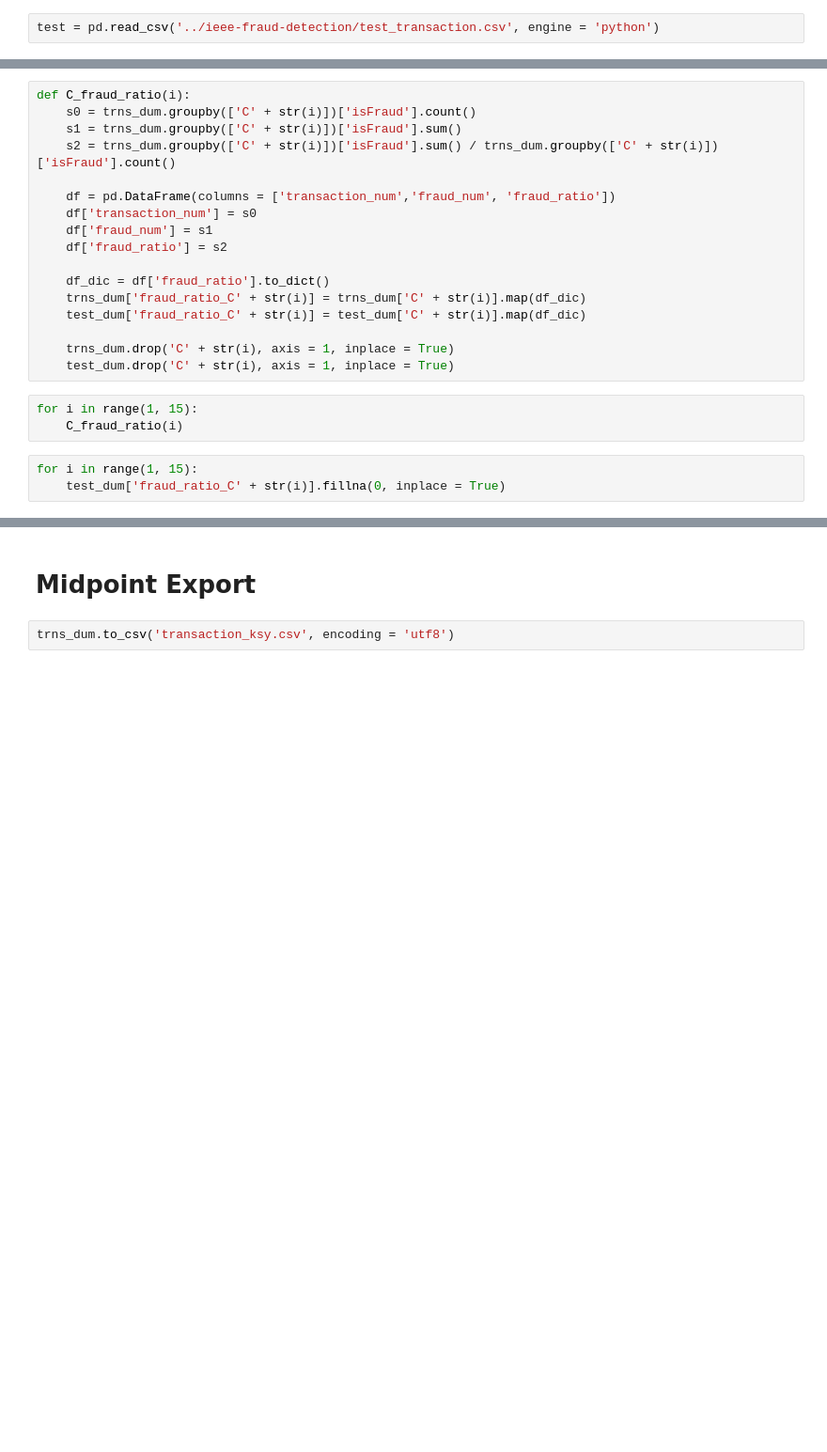
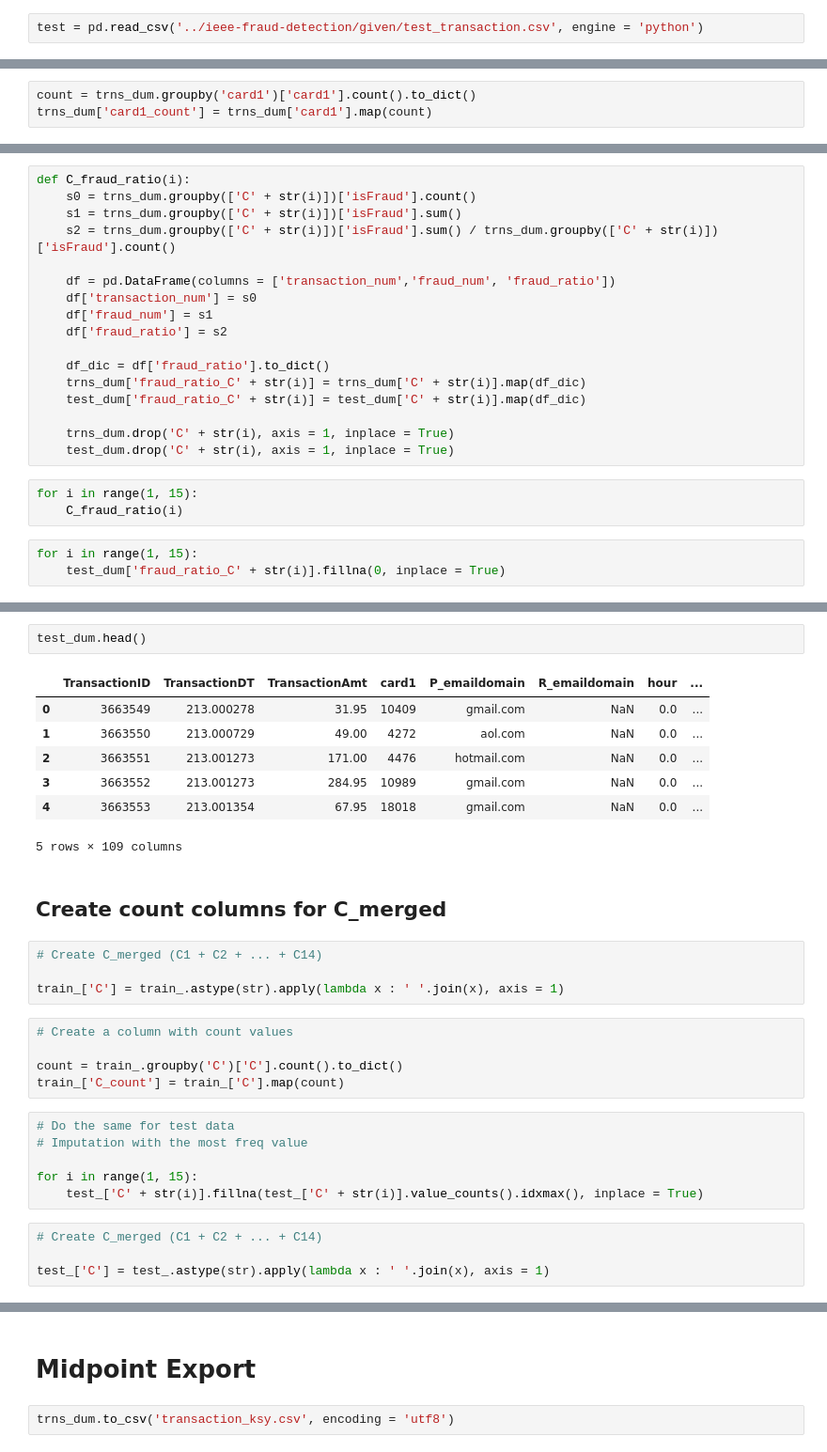
Before and after one commit to hw79chopin/Kaggle_Card_fraud_detection, a Jupyter notebook: esther_workspace/transaction_preproc.ipynb, the cells around one changed output, grey strips where cells are left out. Shown: that part at 94% size. Cells and saved outputs as stored; diff of their text form; blank space fills up the shorter version.

```diff
--- a/esther_workspace/transaction_preproc.ipynb
+++ b/esther_workspace/transaction_preproc.ipynb
@@ -166,3 +102,3 @@ trns_train = pd.read_csv('../ieee-fraud-detection/train_transaction.csv', engine
 # %%
-test = pd.read_csv('../ieee-fraud-detection/test_transaction.csv', engine = 'python')
+test = pd.read_csv('../ieee-fraud-detection/given/test_transaction.csv', engine = 'python')
 # %%
@@ -463,0 +381,3 @@ test_dum = pd.get_dummies(trns_test, columns = ['ProductCD', 'card4_ran'])
+# %%
+count = trns_dum.groupby('card1')['card1'].count().to_dict()
+trns_dum['card1_count'] = trns_dum['card1'].map(count)
@@ -914,0 +839,31 @@ for i in range(1, 15):
+# %%
+test_dum.head()
+# %% [output]
+|  | TransactionID | TransactionDT | TransactionAmt | card1 | P_emaildomain | R_emaildomain | hour | ... |
+| 0 | 3663549 | 213.000278 | 31.95 | 10409 | gmail.com | NaN | 0.0 | ... |
+| 1 | 3663550 | 213.000729 | 49.00 | 4272 | aol.com | NaN | 0.0 | ... |
+| 2 | 3663551 | 213.001273 | 171.00 | 4476 | hotmail.com | NaN | 0.0 | ... |
+| 3 | 3663552 | 213.001273 | 284.95 | 10989 | gmail.com | NaN | 0.0 | ... |
+| 4 | 3663553 | 213.001354 | 67.95 | 18018 | gmail.com | NaN | 0.0 | ... |
+5 rows × 109 columns
+# %% [markdown]
+## Create count columns for C_merged
+# %%
+# Create C_merged (C1 + C2 + ... + C14)
+
+train_['C'] = train_.astype(str).apply(lambda x : ' '.join(x), axis = 1)
+# %%
+# Create a column with count values
+
+count = train_.groupby('C')['C'].count().to_dict()
+train_['C_count'] = train_['C'].map(count)
+# %%
+# Do the same for test data
+# Imputation with the most freq value
+
+for i in range(1, 15):
+    test_['C' + str(i)].fillna(test_['C' + str(i)].value_counts().idxmax(), inplace = True)
+# %%
+# Create C_merged (C1 + C2 + ... + C14)
+
+test_['C'] = test_.astype(str).apply(lambda x : ' '.join(x), axis = 1)
```
Also changed, not shown: parts of 114 cells of this notebook, 12 other files.
